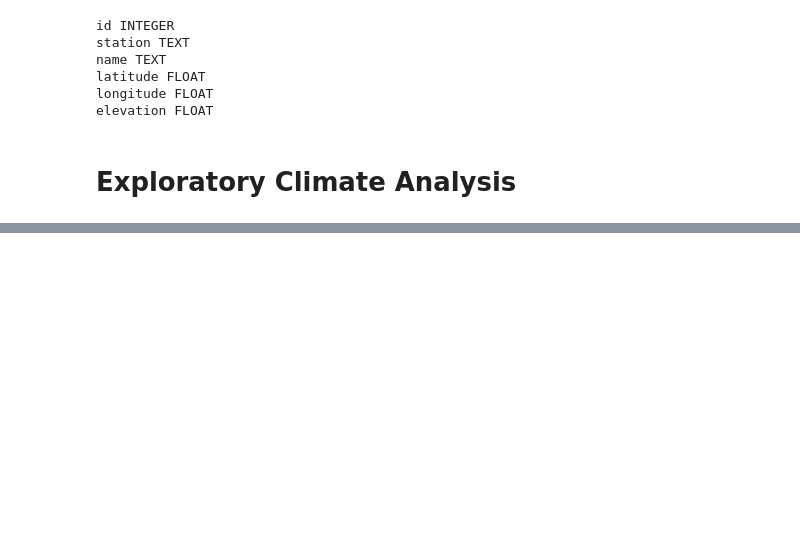
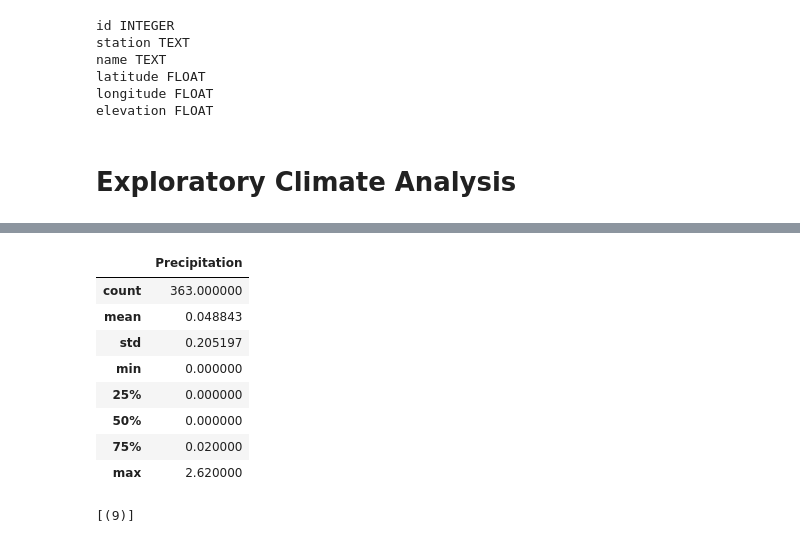
Before and after one commit to safieoscar/SQLALCHEMY_CHALLENGE_OS, a Jupyter notebook: 10-Advanced-Data-Storage-and-Retrieval/Instructions/climate_starter.ipynb, the cells around one changed output, grey strips where cells are left out. Cells and saved outputs as stored; diff of their text form; code cells hidden in the pictures; blank space fills up the shorter version.

```diff
--- a/10-Advanced-Data-Storage-and-Retrieval/Instructions/climate_starter.ipynb
+++ b/10-Advanced-Data-Storage-and-Retrieval/Instructions/climate_starter.ipynb
@@ -80,7 +86,22 @@ current_year
 # %%
  # Use Pandas to calcualte the summary statistics for the precipitation data
+date_index.describe()
+# %% [output]
+|  | Precipitation |
+| count | 363.000000 |
+| mean | 0.048843 |
+| std | 0.205197 |
+| min | 0.000000 |
+| 25% | 0.000000 |
+| 50% | 0.000000 |
+| 75% | 0.020000 |
+| max | 2.620000 |
 # %%
 # Design a query to show how many stations are available in this dataset?
+stations = session.query(func.count(Station.station)).all()
+stations
+# %% [output]
+[(9)]
 # %%
 # What are the most active stations? (i.e. what stations have the most rows)?
 # List the stations and the counts in descending order.
```
Also changed, not shown: parts of 13 cells of this notebook.
